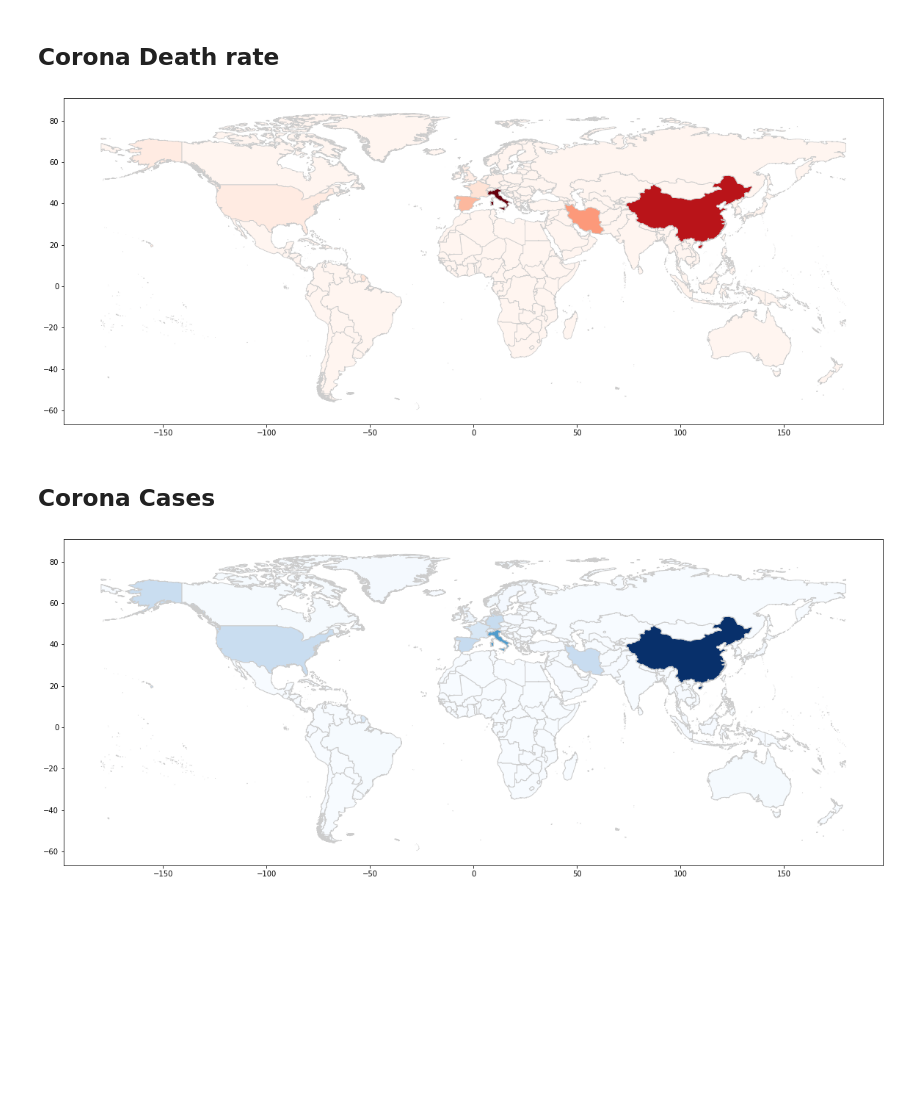
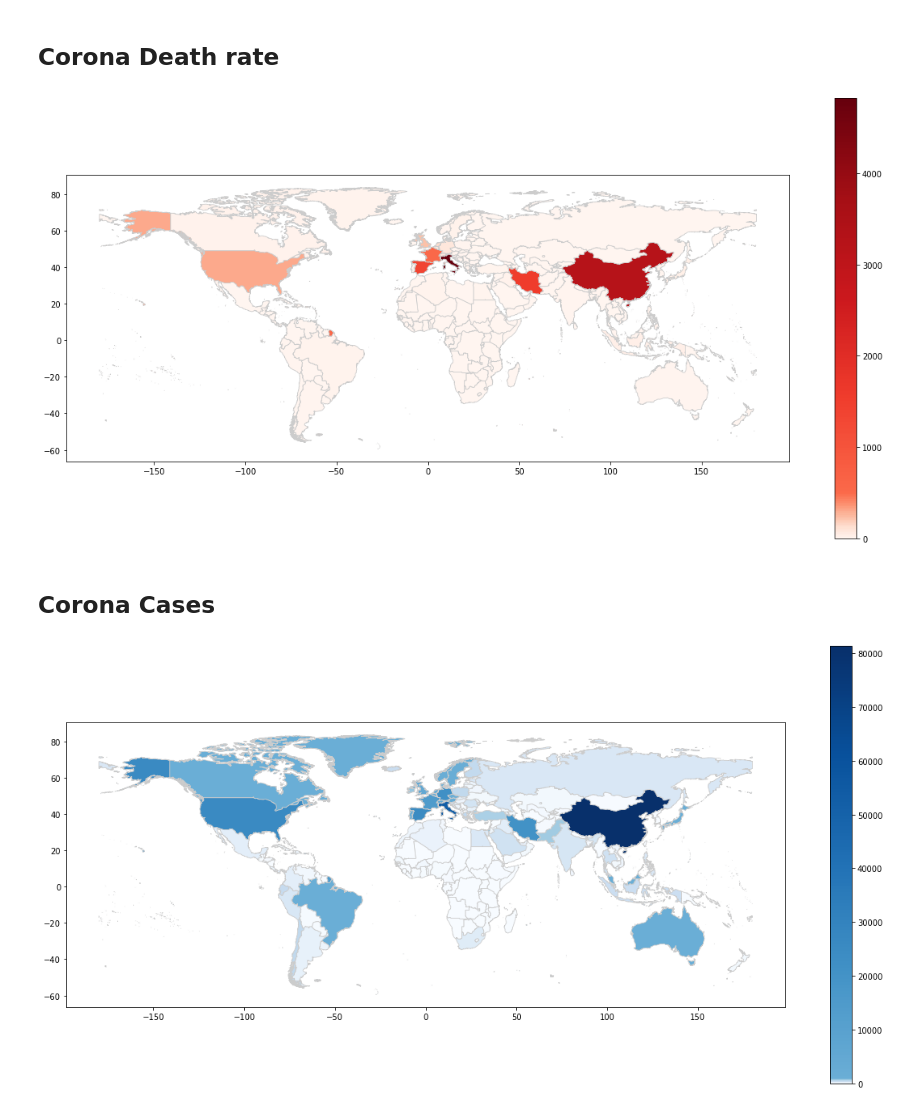
Before and after one commit to MohammedAlawami/corona-data-challenge, a Jupyter notebook: world_map.ipynb, the cells around one changed output. Drawn from its saved outputs; the diff is of its cells as text; code cells hidden in the pictures; blank space fills up the shorter version.

```diff
--- a/world_map.ipynb
+++ b/world_map.ipynb
@@ -83,32 +84,34 @@ merged2 = merged2[merged2.ADMIN != 'Antarctica']
 # %%
 variable = 'total_deaths'
 # set the range for the choropleth
 vmin, vmax = 10, merged.total_deaths.max()
 # create figure and axes for Matplotlib
 fig, ax = plt.subplots(1, figsize=(20, 10))
+divnorm = colors.DivergingNorm(vmin=0, vcenter=500, vmax=vmax)
 
-merged.plot(column=variable, cmap='Reds', linewidth=0.8, ax=ax, edgecolor='0.8')
+merged.plot(column=variable, cmap='Reds', linewidth=0.8, ax=ax, edgecolor='0.8', legend=True, norm=divnorm)
 plt.show()
 ax.axis('off')
+
 
 # add a title
 ax.set_title('Corona Death rate', \
               fontdict={'fontsize': '25',
                         'fontweight' : '3'})
 
 # create an annotation for the  data source
 ax.annotate('Source: Mohammed Alawami!',
            xy=(0.1, .08), xycoords='figure fraction',
            horizontalalignment='left', verticalalignment='top',
            fontsize=10, color='#555555')
 
 # Create colorbar as a legend
-sm = plt.cm.ScalarMappable(cmap='Reds', norm=plt.Normalize(vmin=vmin, vmax=vmax))
+sm = plt.cm.ScalarMappable(cmap='Reds', norm=divnorm)
 sm._A = []
 cbar = fig.colorbar(sm)
 fig.savefig('testmap.png', dpi=300)
 # %% [output]
-[figure, old version]
+[figure, new version]
 # %% [markdown]
 ## Corona Cases
 # %%
@@ -117,11 +120,13 @@ variable = 'total_cases'
 vmin, vmax = 10, merged2.total_cases.max()
 # create figure and axes for Matplotlib
 fig, ax = plt.subplots(1, figsize=(20, 10))
+cmap = 'Blues'
 
-merged2.plot(column=variable, cmap='Blues', linewidth=1, ax=ax, edgecolor='0.8')
+divnorm = colors.DivergingNorm(vmin=0, vcenter=1000, vmax=vmax)
+
+merged2.plot(column=variable, cmap=cmap, linewidth=0.8, ax=ax, edgecolor='0.8', norm=divnorm, legend=True)
 plt.show()
 ax.axis('off')
-
 # add a title
 ax.set_title('Corona Cases', \
               fontdict={'fontsize': '25',
@@ -134,9 +139,9 @@ ax.annotate('Source: Mohammed Alawami!',
            fontsize=10, color='#555555')
 
 # Create colorbar as a legend
-sm = plt.cm.ScalarMappable(cmap='Blues', norm=plt.Normalize(vmin=vmin, vmax=vmax))
+sm = plt.cm.ScalarMappable(cmap=cmap, norm=divnorm)
 sm._A = []
 cbar = fig.colorbar(sm)
 fig.savefig('testmap2.png', dpi=300)
 # %% [output]
-[figure, old version]
+[figure, new version]
```
Also changed, not shown: parts of 6 cells of this notebook.
